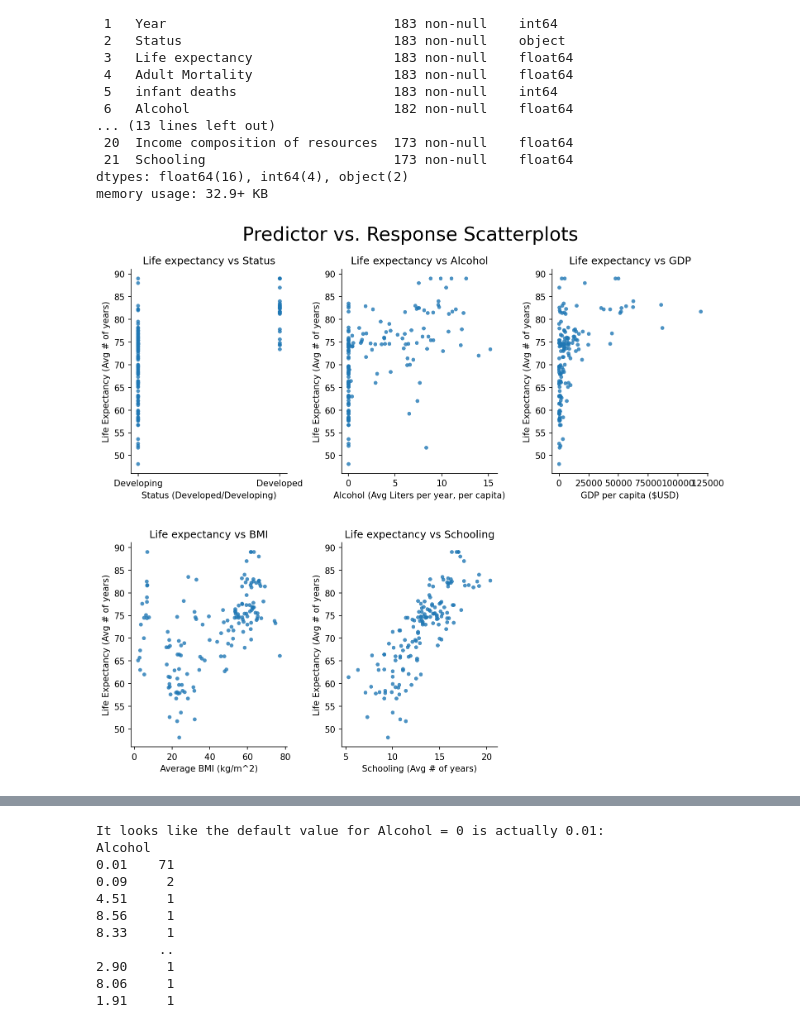
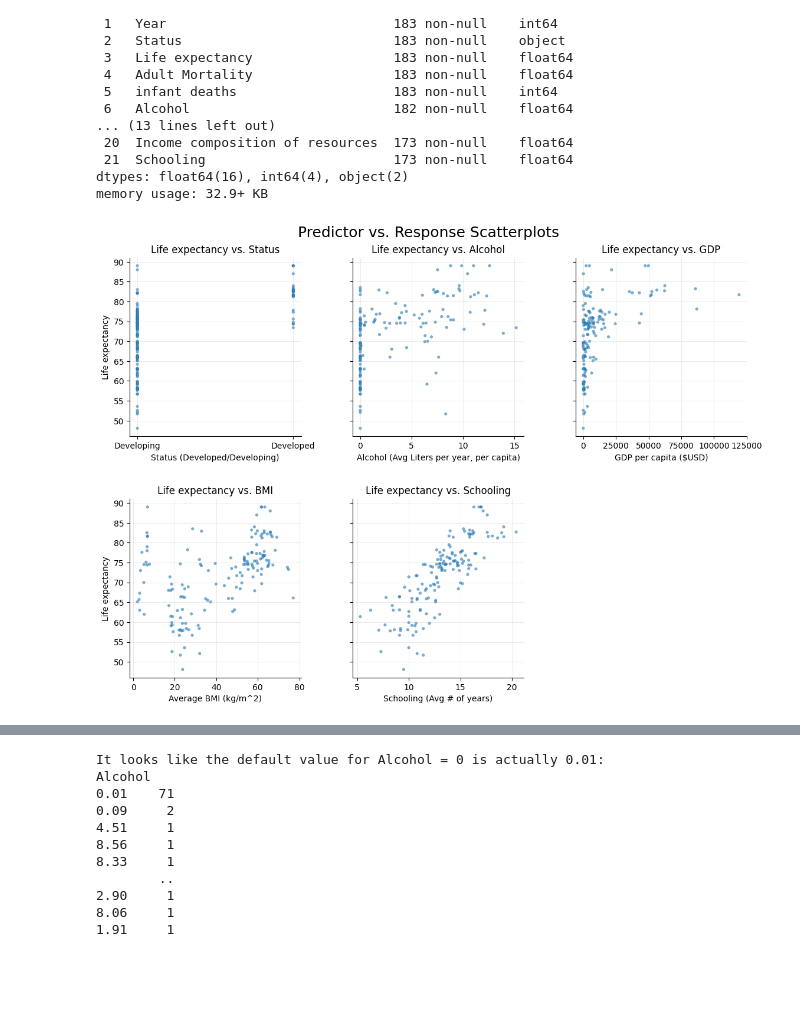
Before and after one commit to Nolan6Jensen/life-expectancy-modeling, a Jupyter notebook: analysis1.ipynb, the cells around one changed output, grey strips where cells are left out. Saved outputs shown, nothing was run; the diff lists cells and outputs as text; code cells hidden in the pictures; blank space fills up the shorter version.

Commit message:
Improved plots further and added more plotting functions

```diff
--- a/analysis1.ipynb
+++ b/analysis1.ipynb
@@ -191,43 +195,23 @@ Data columns (total 22 columns):
 dtypes: float64(16), int64(4), object(2)
 memory usage: 32.9+ KB
 # %%
+#Re-run Predictor vs. Response plots with just 2015 data.
+
 response = columns_of_interest[0]
 predictors = columns_of_interest[1:]
 
 predictor_list = predictors[:]
 predictor_labels = ["Status (Developed/Developing)",
                     "Alcohol (Avg Liters per year, per capita)",
                     "GDP per capita ($USD)",
                     "Average BMI (kg/m^2)",
                     "Schooling (Avg # of years)"]
 axis_labels = dict(zip(predictor_list,predictor_labels))
 
-from math import ceil
-n = len(predictors)
-ncols = 3
-nrows = ceil(n / ncols)
-
-fig, ax = plt.subplots(nrows, ncols, figsize=(4*ncols,5*nrows))
-ax = np.array(ax).reshape(-1)
-
-for i, predictor in enumerate(predictors):
-    axes = ax[i]
-    axes.scatter(data[predictor],data[response], alpha=0.8, s=20, edgecolors = 'none')
-    axes.set_xlabel(axis_labels.get(predictor))
-    axes.set_ylabel("Life Expectancy (Avg # of years)")
-    axes.set_title(f"{response} vs {predictor}")
-    axes.grid(False)
-    axes.spines["top"].set_visible(False)
-    axes.spines["right"].set_visible(False)
-
-for j in range(i + 1, len(ax)):
-    ax[j].axis("off")
-
-fig.suptitle("Predictor vs. Response Scatterplots", fontsize=22, y=0.95)
-fig.subplots_adjust(hspace=0.34,wspace=0.35)
+plot_predictor_grid(data, response, predictors, axis_labels, title="Predictor vs. Response Scatterplots", scatter_kws = {"alpha": 0.6, "s": 14, "edgecolors": "none"})
 plt.show()
 # %% [output]
-[figure, old version]
+[figure, new version]
 # %%
 #GDP looks to have a log relationship with life expectancy, so lets log transform the GDP predictor and reassess. This is also common practice for GDP variables.
 data["lnGDP"] = np.log(data["GDP"])
```
Also changed, not shown: parts of 8 cells of this notebook.
